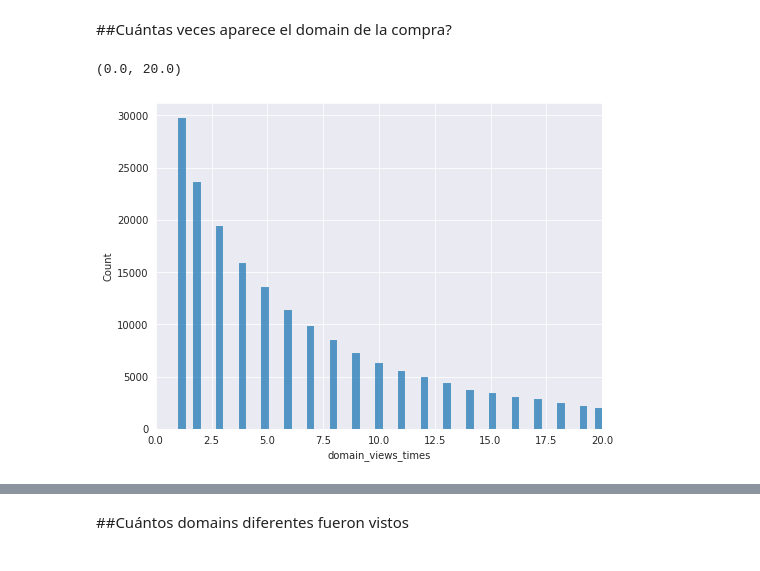
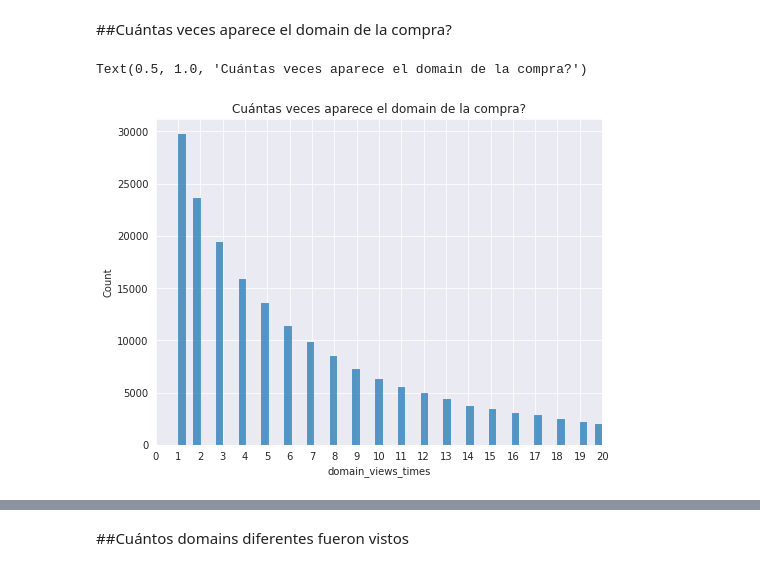
Before and after one commit to natanrajch/DiploDatos, a Jupyter notebook: MELI/train_data_joined.ipynb, the cells around one changed output, grey strips where cells are left out. Cells and saved outputs as stored; diff of their text form; code cells hidden in the pictures.

```diff
--- a/MELI/train_data_joined.ipynb
+++ b/MELI/train_data_joined.ipynb
@@ -80,14 +88,24 @@ Name: bought_was_searched, dtype: float64
 # %%
-def find_event_type(list_of_events, type_of_event):
+def count_event_type(list_of_events, type_of_event):
   count = 0
   for event in list_of_events:
     if event['event_type'] == type_of_event:
       count += 1
   return count
 
-df['view_count'] = df.apply(lambda row: find_event_type(row['user_history'],'view'), axis = 1)
-df['search_count'] = df.apply(lambda row: find_event_type(row['user_history'],'search'), axis = 1)
+df['view_count'] = df.apply(lambda row: count_event_type(row['user_history'],'view'), axis = 1)
+df['search_count'] = df.apply(lambda row: count_event_type(row['user_history'],'search'), axis = 1)
 df['event_count'] = df.view_count + df.search_count
+# %%
+def count_bought_views(list_of_events, item_bought):
+  count = 0
+  for event in list_of_events:
+    if event['event_type'] == 'view':
+      if event['event_info'] == item_bought:
+        count += 1
+  return count
+
+df['bought_view_count'] = df.apply(lambda row: count_bought_views(row['user_history'],row['item_bought']), axis = 1)
 # %%
 df.describe()
 # %% [output]
@@ -127,0 +198,3 @@ axes.set_xlim(0,100)
+# %%
+df['bought_views_total_views_ratio'] = df.bought_view_count / df.view_count
+sns.kdeplot(df.bought_views_total_views_ratio)
@@ -268,0 +461,16 @@ len(itemdf)
+# %%
+item_list = itemdf['item_id'].tolist()
+price_list = itemdf['price'].astype(float).tolist()
+item_price_dict = dict(zip(item_list, price_list))
+
+def find_mean_price_of_viewed(row):
+  prices=[]
+  for event in row.user_history:
+        if event['event_type'] == 'view':
+          prices.append(item_price_dict[event['event_info']])
+  if prices:
+    return sum(prices) / len(prices) #PROMEDIO de prices
+  else:
+    return np.nan
+
+df_joined['viewed_prices_mean'] = df_joined.apply(find_mean_price_of_viewed, axis=1)
@@ -334,9 +582,11 @@ def contar_domain(row):
 
 df_joined['domain_views_times'] = df_joined.apply(contar_domain, axis=1)
 # %%
-fig, ax = plt.subplots(figsize=(8,6))
+fig, ax = plt.subplots(figsize=(12,10))
 sns.histplot(data=df_joined[df_joined.domain_was_searched == True]['domain_views_times'], ax=ax)
 ax.set_xlim(0,20)
+ax.set_xticks(list(range(21)))
+ax.set_title('Cuántas veces aparece el domain de la compra?')
 # %% [output]
-(0.0, 20.0)
+Text(0.5, 1.0, 'Cuántas veces aparece el domain de la compra?')
-[figure, old version]
+[figure, new version]
```
Also changed, not shown: parts of 62 cells of this notebook.
